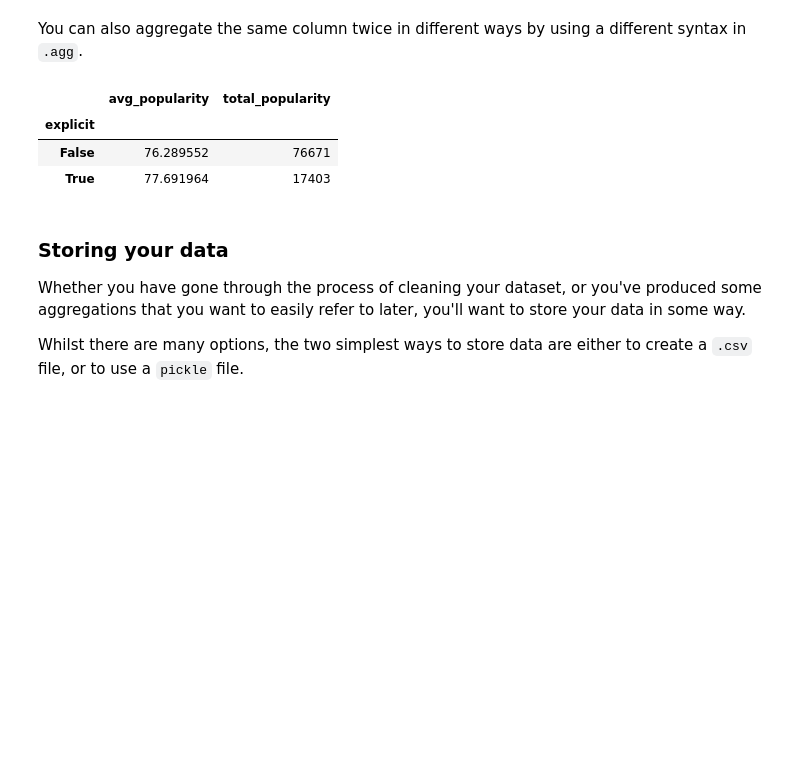
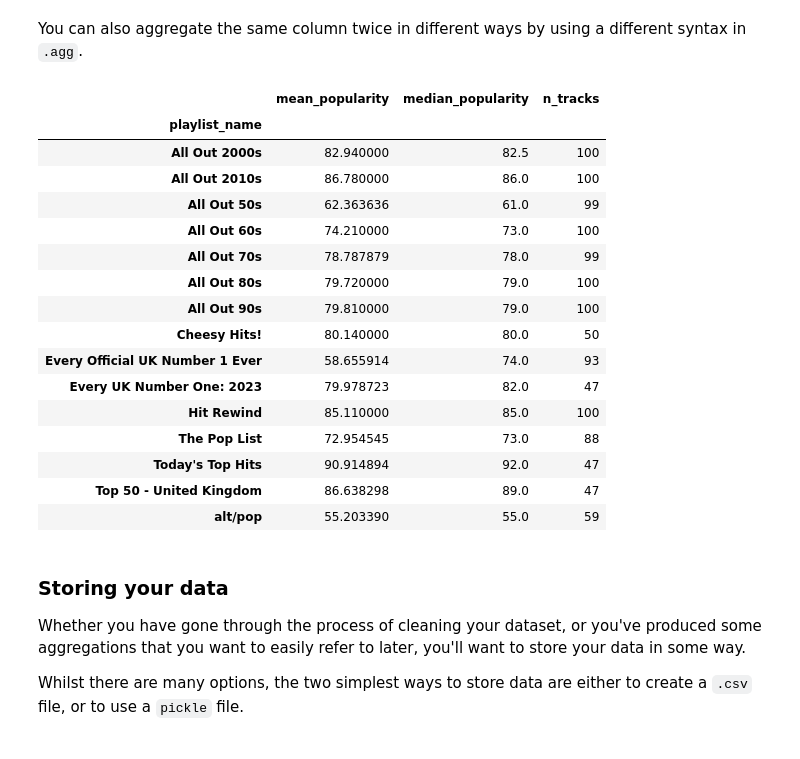
Before and after one commit to Minyall/sc207_2023-24, a Jupyter notebook: 4_5_pandas/5_pandas.ipynb, the cells around one changed output. Saved outputs shown, nothing was run; the diff lists cells and outputs as text; code cells hidden in the pictures; blank space fills up the shorter version.

```diff
--- a/4_5_pandas/5_pandas.ipynb
+++ b/4_5_pandas/5_pandas.ipynb
@@ -412,12 +412,28 @@ songs_df.groupby(['release_year','explicit']).agg(aggregations).loc[2020:]
 # %% [markdown]
 You can also aggregate the same column twice in different ways by using a different syntax in `.agg`.
 # %%
-songs_df.groupby('explicit').agg(avg_popularity=('popularity','mean'), total_popularity=('popularity','sum'))
+songs_df.groupby('playlist_name').agg(
+    mean_popularity=('popularity','mean'),
+      median_popularity=('popularity','median'),
+       n_tracks=('track_id','count') )
 # %% [output]
-|  | avg_popularity | total_popularity |
-| explicit |  |  |
-| False | 76.289552 | 76671 |
-| True | 77.691964 | 17403 |
+|  | mean_popularity | median_popularity | n_tracks |
+| playlist_name |  |  |  |
+| All Out 2000s | 82.940000 | 82.5 | 100 |
+| All Out 2010s | 86.780000 | 86.0 | 100 |
+| All Out 50s | 62.363636 | 61.0 | 99 |
+| All Out 60s | 74.210000 | 73.0 | 100 |
+| All Out 70s | 78.787879 | 78.0 | 99 |
+| All Out 80s | 79.720000 | 79.0 | 100 |
+| All Out 90s | 79.810000 | 79.0 | 100 |
+| Cheesy Hits! | 80.140000 | 80.0 | 50 |
+| Every Official UK Number 1 Ever | 58.655914 | 74.0 | 93 |
+| Every UK Number One: 2023 | 79.978723 | 82.0 | 47 |
+| Hit Rewind | 85.110000 | 85.0 | 100 |
+| The Pop List | 72.954545 | 73.0 | 88 |
+| Today's Top Hits | 90.914894 | 92.0 | 47 |
+| Top 50 - United Kingdom | 86.638298 | 89.0 | 47 |
+| alt/pop | 55.203390 | 55.0 | 59 |
 # %% [markdown]
 ### Storing your data
 Whether you have gone through the process of cleaning your dataset, or you've produced some aggregations that you want to easily refer to later, you'll want to store your data in some way.
```
Also changed, not shown: parts of 2 cells of this notebook, 1 other file.
